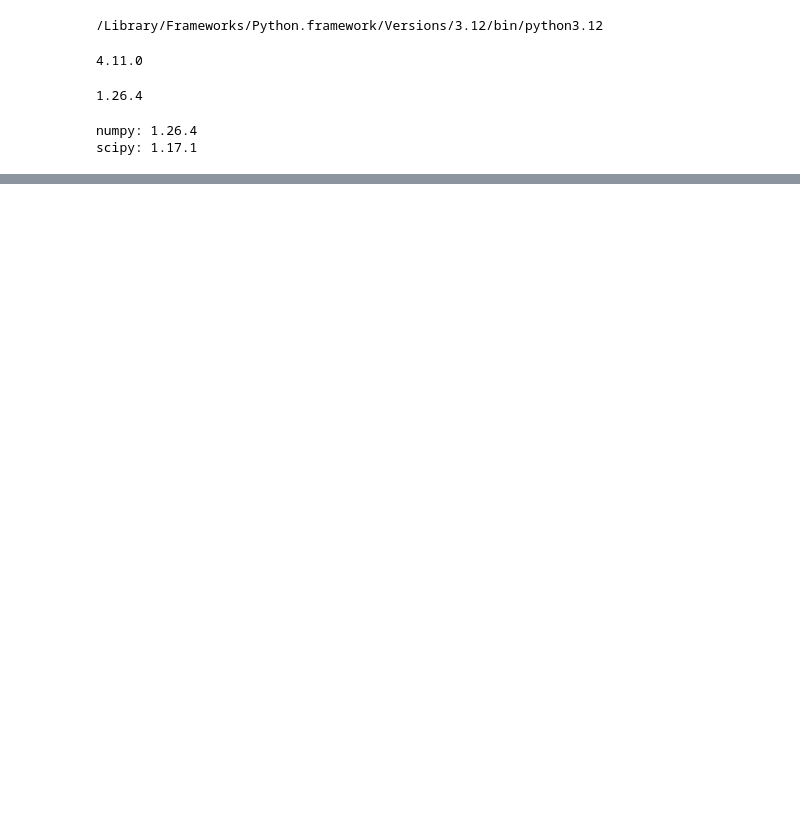
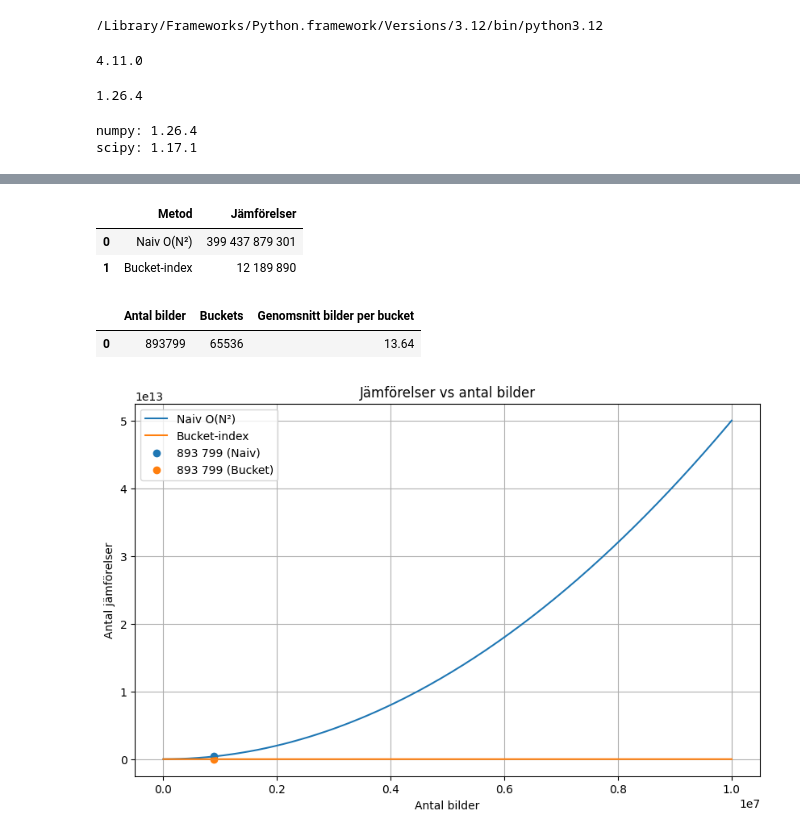
Before and after one commit to salgo60/spa2Commons, a Jupyter notebook: Notebook/59_SPA_dubbletter_1.ipynb, the cells around one changed output, grey strips where cells are left out. Drawn from its saved outputs; the diff is of its cells as text; code cells hidden in the pictures; blank space fills up the shorter version.

```diff
--- a/Notebook/59_SPA_dubbletter_1.ipynb
+++ b/Notebook/59_SPA_dubbletter_1.ipynb
@@ -80,3 +148,75 @@ SIMILAR: xnPIH5lXePAAAAAAAAAWjw.jpg == sj9PGLAlnmUAAAAAABKn8Q.jpg (distance 0)
+# %%
+import pandas as pd
+
+# antal bilder
+N = 893_799
+
+# Naiv metod O(N²)
+naive = N * (N - 1) // 2
+
+# Bucket-index antagande
+buckets = 2**16
+avg_bucket_size = N / buckets
+
+# ungefärliga jämförelser
+bucket_comparisons = N * avg_bucket_size
+
+df = pd.DataFrame({
+    "Metod": ["Naiv O(N²)", "Bucket-index"],
+    "Jämförelser": [naive, int(bucket_comparisons)]
+})
+
+df["Jämförelser"] = df["Jämförelser"].map(lambda x: f"{x:,}".replace(",", " "))
+df
+# %% [output]
+|  | Metod | Jämförelser |
+| 0 | Naiv O(N²) | 399 437 879 301 |
+| 1 | Bucket-index | 12 189 890 |
+# %%
+pd.DataFrame({
+    "Antal bilder": [N],
+    "Buckets": [buckets],
+    "Genomsnitt bilder per bucket": [round(avg_bucket_size,2)]
+})
+# %% [output]
+|  | Antal bilder | Buckets | Genomsnitt bilder per bucket |
+| 0 | 893799 | 65536 | 13.64 |
+# %%
+import numpy as np
+import matplotlib.pyplot as plt
+
+# intervall upp till 10 miljoner
+N = np.linspace(1, 10_000_000, 200)
+
+# beräkningar
+naive = N*(N-1)/2
+
+buckets = 2**16
+bucket = N*(N/buckets)
+
+# punkt vi vill markera
+current = 893_799
+naive_current = current*(current-1)/2
+bucket_current = current*(current/buckets)
+
+plt.figure(figsize=(10,6))
+
+plt.plot(N, naive, label="Naiv O(N²)")
+plt.plot(N, bucket, label="Bucket-index")
+
+plt.scatter([current], [naive_current], label="893 799 (Naiv)")
+plt.scatter([current], [bucket_current], label="893 799 (Bucket)")
+
+plt.xlabel("Antal bilder")
+plt.ylabel("Antal jämförelser")
+plt.title("Jämförelser vs antal bilder")
+
+plt.legend()
+plt.grid(True)
+
+plt.show()
+# %% [output]
+[figure, added]
 # %%
 from datetime import datetime
 end = datetime.now()
```
Also changed, not shown: parts of 8 cells of this notebook.
